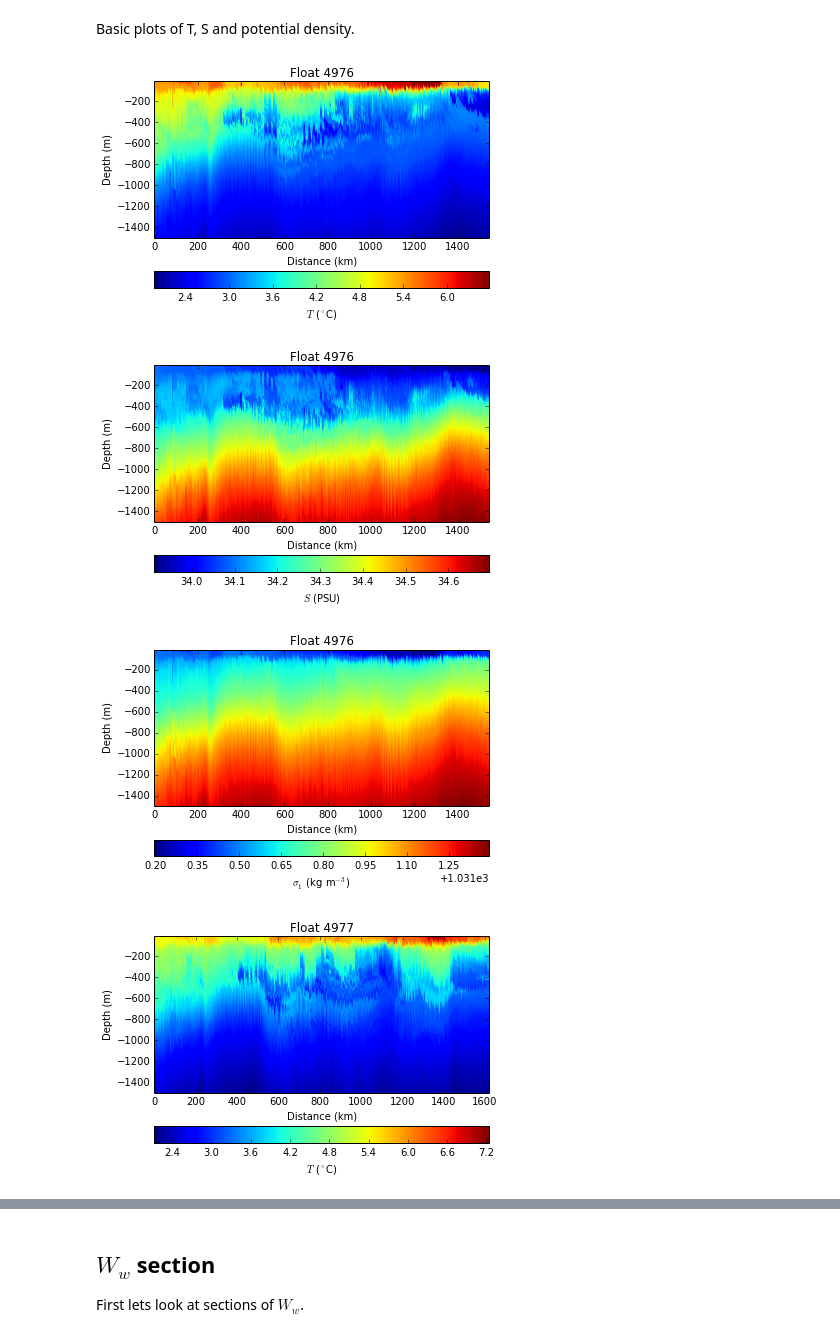
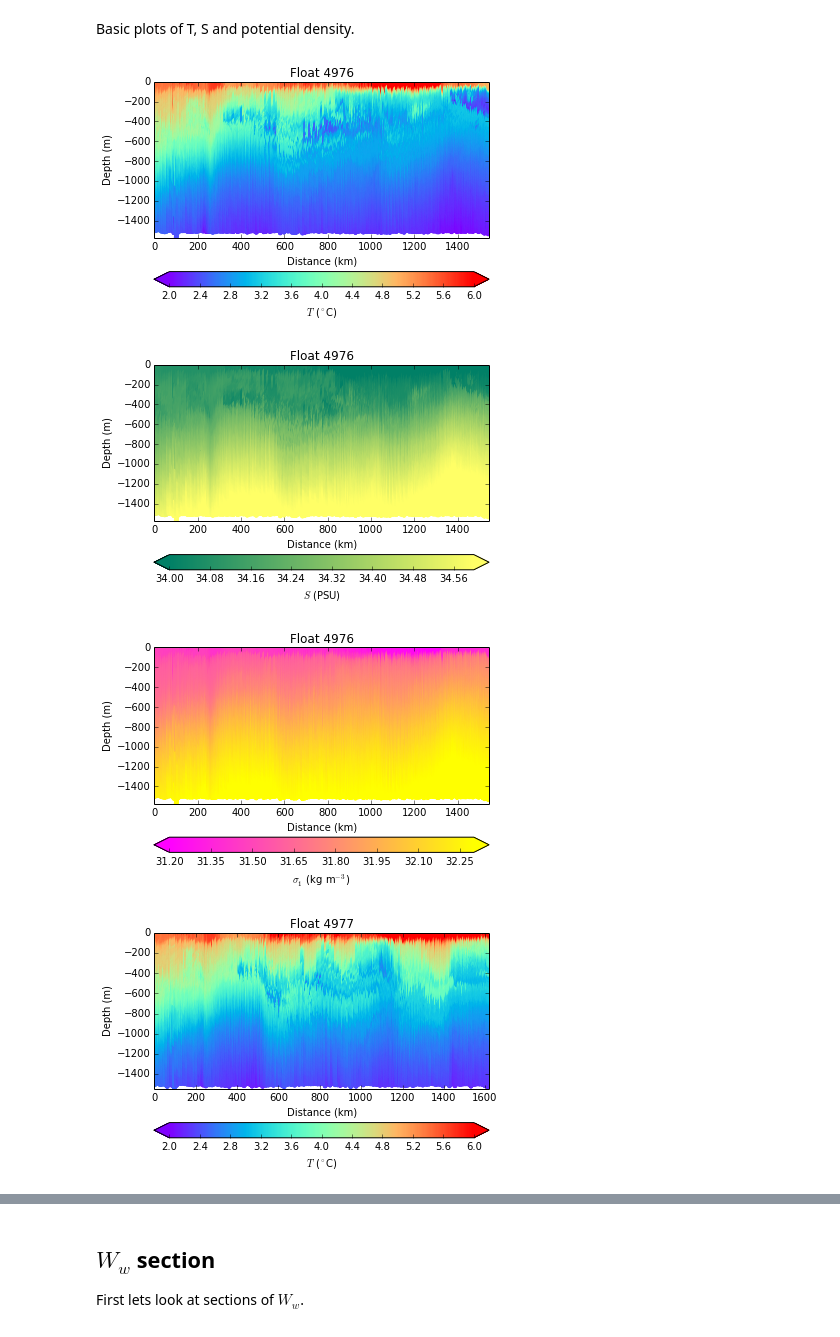
Before and after one commit to jessecusack/DIMES_lee_wave_analysis, a Jupyter notebook: python/Large_wave_analysis.ipynb, the cells around one changed output, grey strips where cells are left out. Cells and saved outputs as stored; diff of their text form; code cells hidden in the pictures.

```diff
--- a/python/Large_wave_analysis.ipynb
+++ b/python/Large_wave_analysis.ipynb
@@ -34,32 +34,44 @@ E77.apply_strain('../../data/EM-APEX/4977_N2_ref_300dbar.p')
 Basic plots of T, S and potential density.
 # %%
 hpids = np.arange(1, 600)
-z_vals = np.arange(-1500., 0., 10.)
 
 vars = ['T', 'S', 'rho_1']
 texvars = ['$T$', '$S$', r'$\sigma_1$']
 units = [r'$^\circ$C', 'PSU', 'kg m$^{-3}$']
+clims = [(2., 6.), (34., 34.6), (31.2, 32.3)]
+cmaps = [plt.get_cmap(s) for s in ['rainbow', 'summer', 'spring']]
 
 for Float in [E76, E77]:
-    for var, texvar, unit in zip(vars, texvars, units):
-        __, z, C = Float.get_interp_grid(hpids, z_vals, 'z', var)
-        z = z.flatten(order='F')
-        C = C.flatten(order='F')
-        __, __, d = Float.get_interp_grid(hpids, z_vals, 'z',
-                                          'dist_ctd')
-        d = d.flatten(order='F')
-        plt.figure()
-        plt.scatter(d, z, c=C, edgecolor='none')
-        plt.ylim(np.min(z), np.max(z))
-        plt.xlim(np.min(d), np.max(d))
+
+    __, idxs = Float.get_profiles(hpids, ret_idxs=True)
+    z = getattr(Float, 'z')[:, idxs].flatten(order='F')
+    d = getattr(Float, 'dist_ctd')[:, idxs].flatten(order='F')
+
+    for var, texvar, unit, clim, cmap in zip(vars, texvars, units, clims,
+                                             cmaps):
+
+        C = getattr(Float, var)[:, idxs].flatten(order='F')
+
+        if var == 'rho_1':
+            C -= 1000.
+
+        nans = np.isnan(z) | np.isnan(d) | np.isnan(C)
+
+        plt.figure(figsize=(6, 4))
+        plt.scatter(d[~nans], z[~nans], c=C[~nans], edgecolor='none',
+                    cmap=cmap)
+        cbar = plt.colorbar(orientation='horizontal', extend='both')
+        cbar.set_label(texvar+' ('+unit+')')
+        plt.clim(*clim)
+
+        plt.ylim(np.min(z[~nans]), np.max(z[~nans]))
+        plt.xlim(np.min(d[~nans]), np.max(d[~nans]))
         plt.xlabel('Distance (km)')
         plt.ylabel('Depth (m)')
         title_str = ("Float {}").format(Float.floatID)
         plt.title(title_str)
-        cbar = plt.colorbar(orientation='horizontal')
-        cbar.set_label(texvar+' ('+unit+')')
 # %% [output]
-[figure, old version]
+[figure, new version]
-[figure, old version]
+[figure, new version]
-[figure, old version]
+[figure, new version]
-[figure, old version]
+[figure, new version]
```
Also changed, not shown: parts of 7 cells of this notebook, 1 other file.
